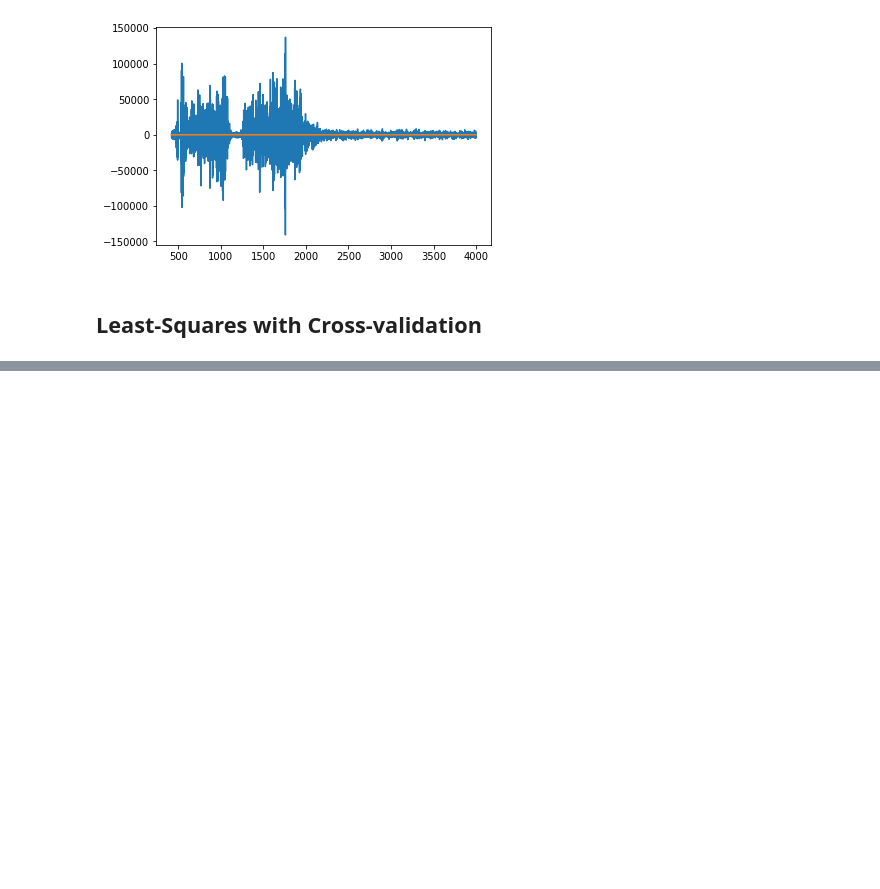
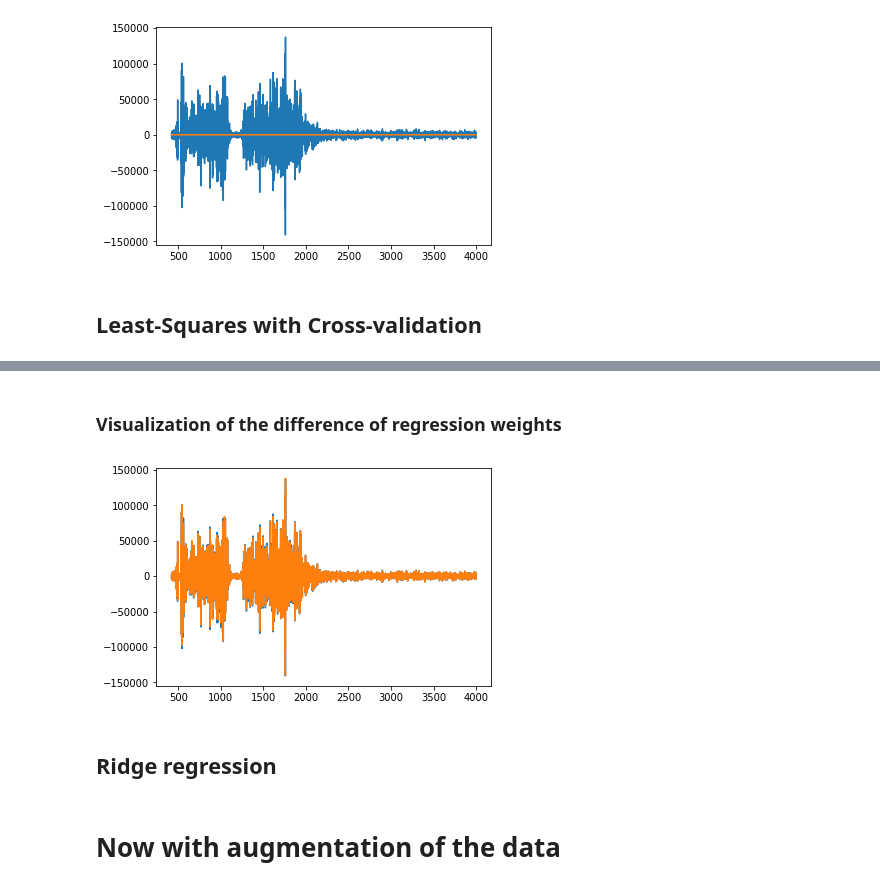
Before and after one commit to Battleman/AimeElle, a Jupyter notebook: project2/Modeling.ipynb, the cells around one changed output, grey strips where cells are left out. Saved outputs shown, nothing was run; the diff lists cells and outputs as text; code cells hidden in the pictures; blank space fills up the shorter version.

```diff
--- a/project2/Modeling.ipynb
+++ b/project2/Modeling.ipynb
@@ -102,0 +105,13 @@ Loss is 0.9986835640672199
+# %% [markdown]
+### Visualization of the difference of regression weights
+# %%
+plt.plot(tx_train.columns, weights_baseline)
+plt.plot(tx_train.columns, weights_cross)
+# plt.yscale('log')
+plt.show()
+# %% [output]
+[figure, added]
+# %% [markdown]
+## Ridge regression
+# %% [markdown]
+# Now with augmentation of the data
```
Also changed, not shown: parts of 11 cells of this notebook, 16 other files.
